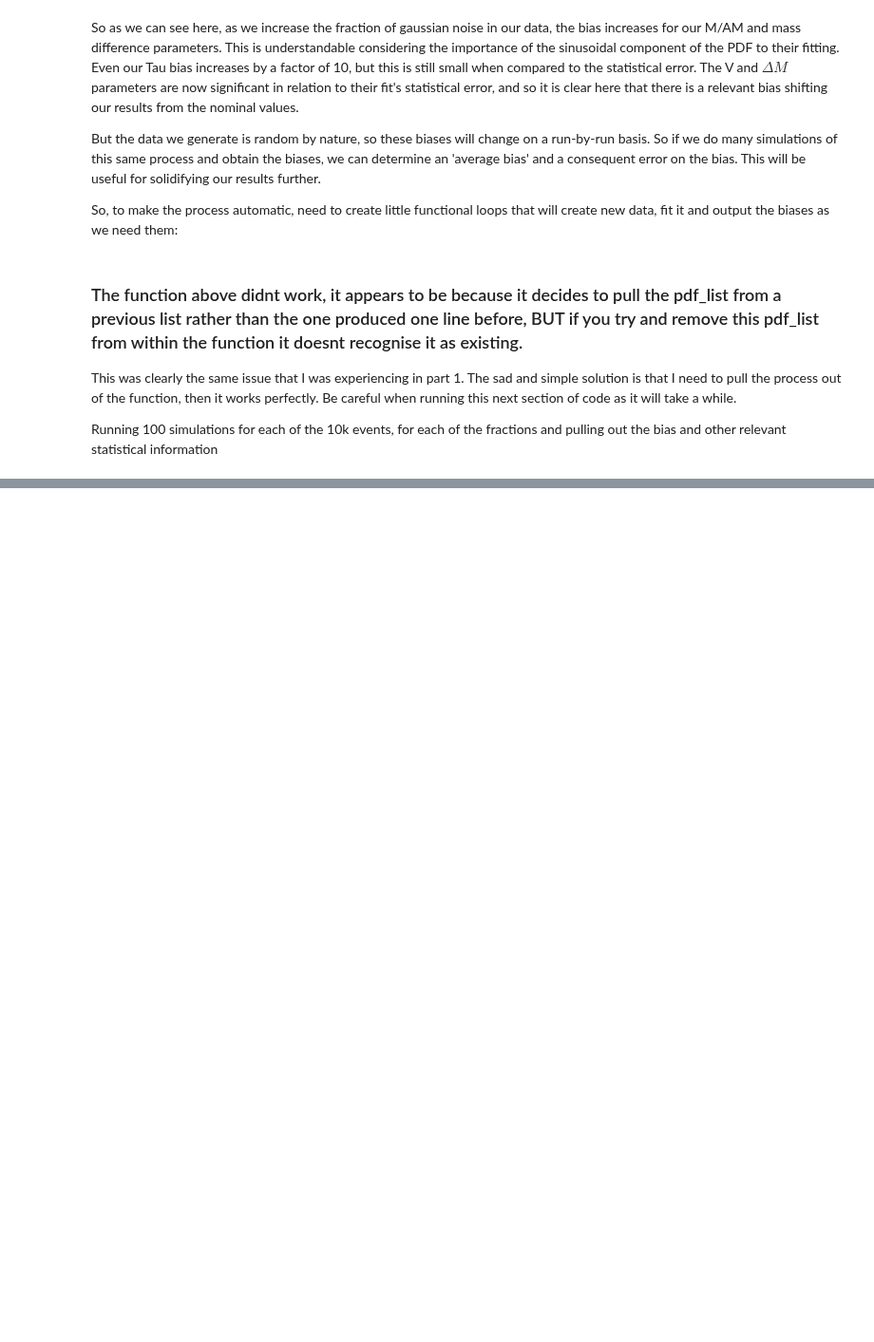
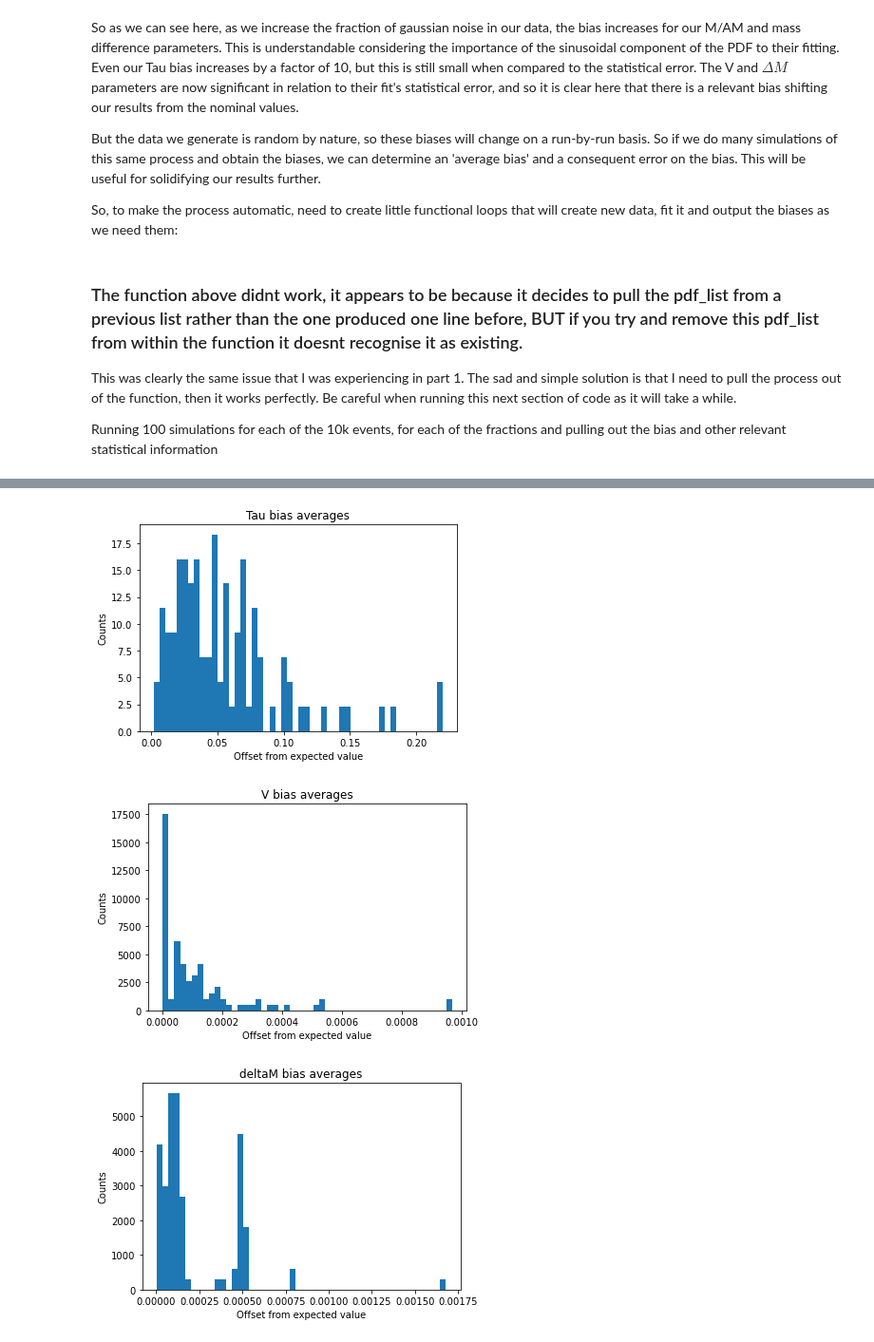
Before and after one commit to CasperMcTavish/DAML, a Jupyter notebook: P2-WAITON-S1739002.ipynb, the cells around one changed output, grey strips where cells are left out. Shown at 95% size. Drawn from its saved outputs; the diff is of its cells as text; code cells hidden in the pictures; blank space fills up the shorter version.

```diff
--- a/P2-WAITON-S1739002.ipynb
+++ b/P2-WAITON-S1739002.ipynb
@@ -776,9 +777,12 @@ for j in range(2):
 
 
         # calculate the bias and append to list
-        tau_bias.append(abs(vals["tau"]-vals2["tau"]))
-        V_bias.append(abs(vals["V"]-vals2["V"]))
-        deltaM_bias.append(abs(vals["deltaM"]-vals2["deltaM"]))
+        tau_bias.append(abs(tau_list[i]-tau_list_noise[i]))
+        V_bias.append(abs(V_list[i]-V_list_noise[i]))
+        deltaM_bias.append(abs(deltaM_list[i]-deltaM_list_noise[i]))
+
+        # testing
+        #print(V_list[i], V_list_noise[i], V_bias[i], V_list[i] - V_list_noise[i])
 
 
     # RUN 1 -> NO NOISE
@@ -906,0 +1061,3 @@ For our $\Delta M$ value, the f(0.03) bias is larger by a factor of 10, which is
+# %%
+# Generate new data
+pdf_list = box_sim(10000, tau, V, deltaM, 10)
@@ -906,0 +1134,10 @@ For our $\Delta M$ value, the f(0.03) bias is larger by a factor of 10, which is
+# %%
+# Plot the histograms of each
+# defining the plotting function used throughout the code
+def plot_hist_count(title, pdf_list):
+    # Print histogram of pdf_list and describe the results
+    plt.title(title)
+    plt.xlabel("Offset from expected value")
+    plt.ylabel("Counts")
+    plt.hist(pdf_list, bins = 50, density = True)
+    plt.show()
@@ -906,0 +1164,11 @@ For our $\Delta M$ value, the f(0.03) bias is larger by a factor of 10, which is
+# %%
+# Plot the distributions of the biases
+plot_hist_count("Tau bias averages", tau_s_bias)
+
+plot_hist_count("V bias averages", V_s_bias)
+
+plot_hist_count("deltaM bias averages", deltaM_s_bias)
+# %% [output]
+[figure, added]
+[figure, added]
+[figure, added]
```
Also changed, not shown: parts of 37 cells of this notebook.
